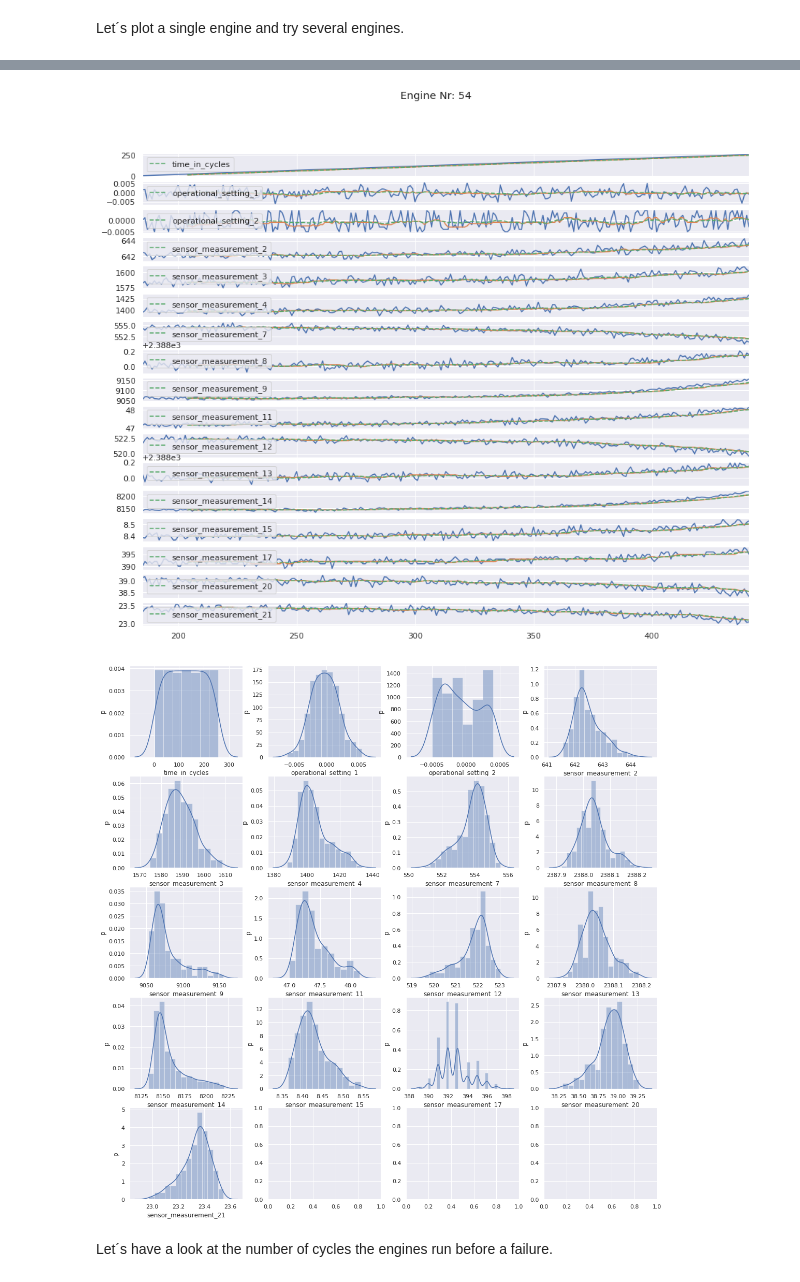
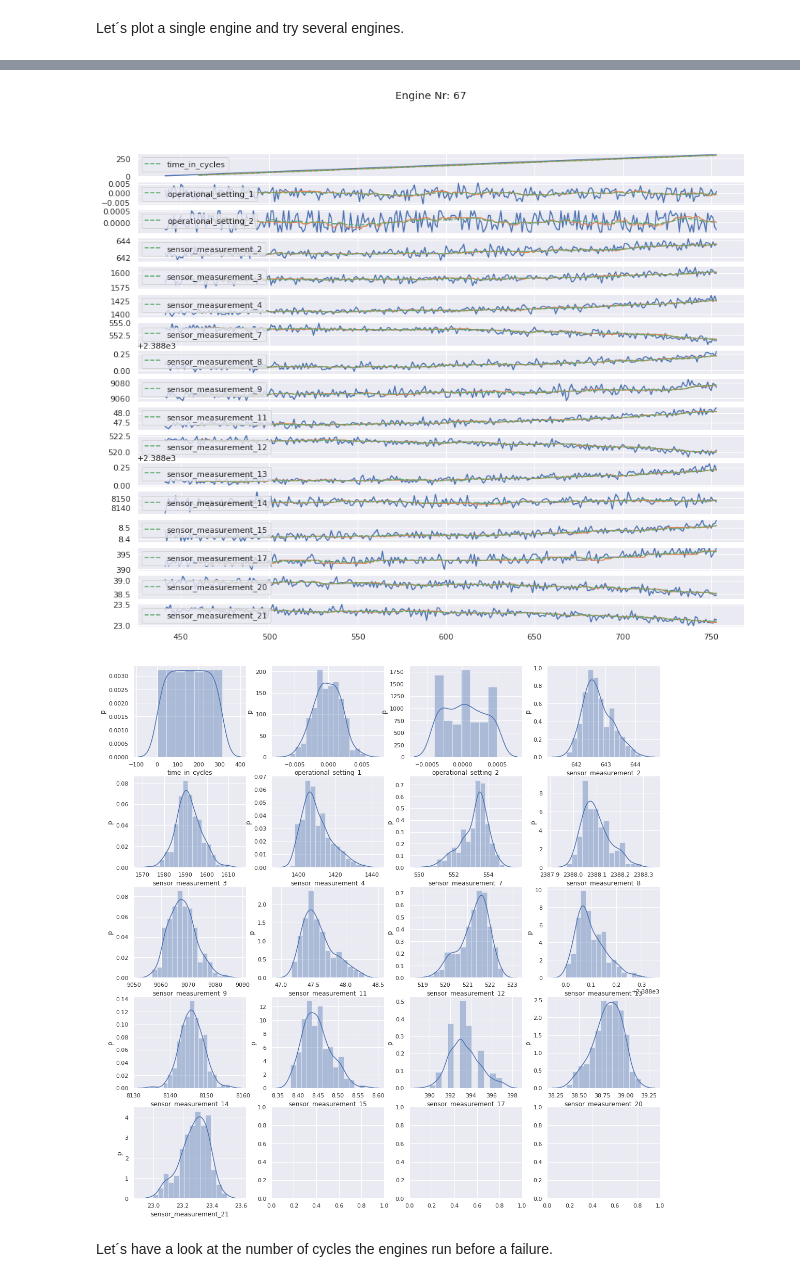
Before and after one commit to matthiaslau/Turbofan-Federated-Learning-POC, a Jupyter notebook: notebooks/data_analysis.ipynb, the cells around one changed output, grey strips where cells are left out. Drawn from its saved outputs; the diff is of its cells as text; code cells hidden in the pictures.

```diff
--- a/notebooks/data_analysis.ipynb
+++ b/notebooks/data_analysis.ipynb
@@ -210,0 +196,7 @@ The engine with the shortest cycles is nr. 29 with 163 cycles lifetime and the o
+# %%
+engine_series_length = train_data.groupby(['engine_no'], sort=False)['time_in_cycles'].max().sort_values()
+shortest_engine = engine_series_length.index[0]
+longest_engine = engine_series_length.index[-1]
+
+print("The engine with the shortest cycles is nr. {} with {} cycles lifetime and the one with the longest cycles run is nr. {} running {} cycles.".\
+      format(shortest_engine, engine_series_length.iloc[0], longest_engine, engine_series_length.iloc[-1]))
@@ -253,9 +247,9 @@ plot_engine(29)
 # %%
 # plot engine with the longest cycles
-plot_engine(54)
+plot_engine(longest_engine)
 # %% [output]
-[figure, old version]
+[figure, new version]
-[figure, old version]
+[figure, new version]
 # %% [markdown]
 Let´s have a look at the number of cycles the engines run before a failure.
 # %%
```
Also changed, not shown: parts of 14 cells of this notebook, 2 other files.
